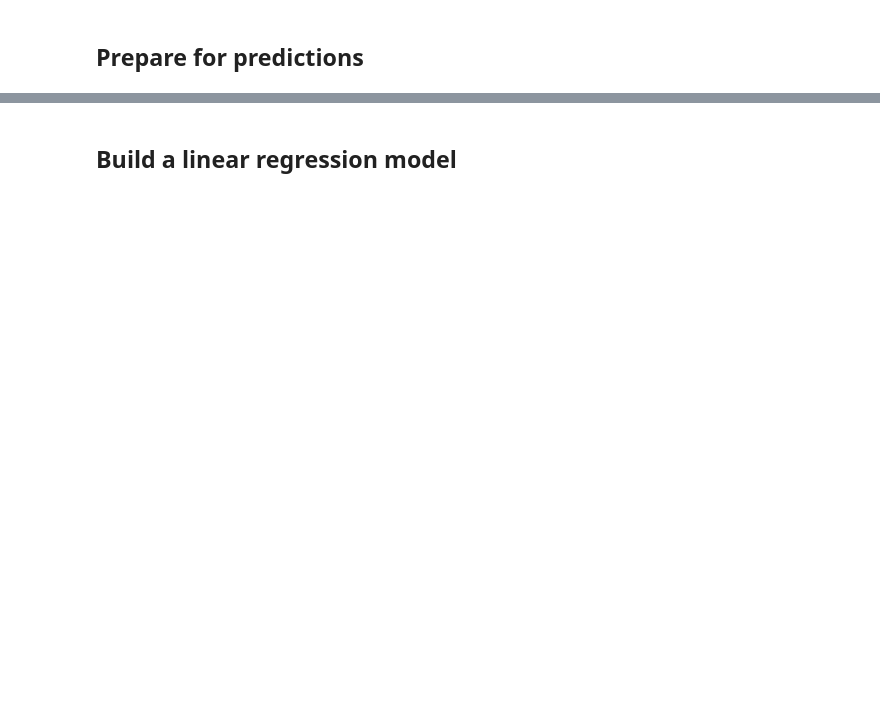
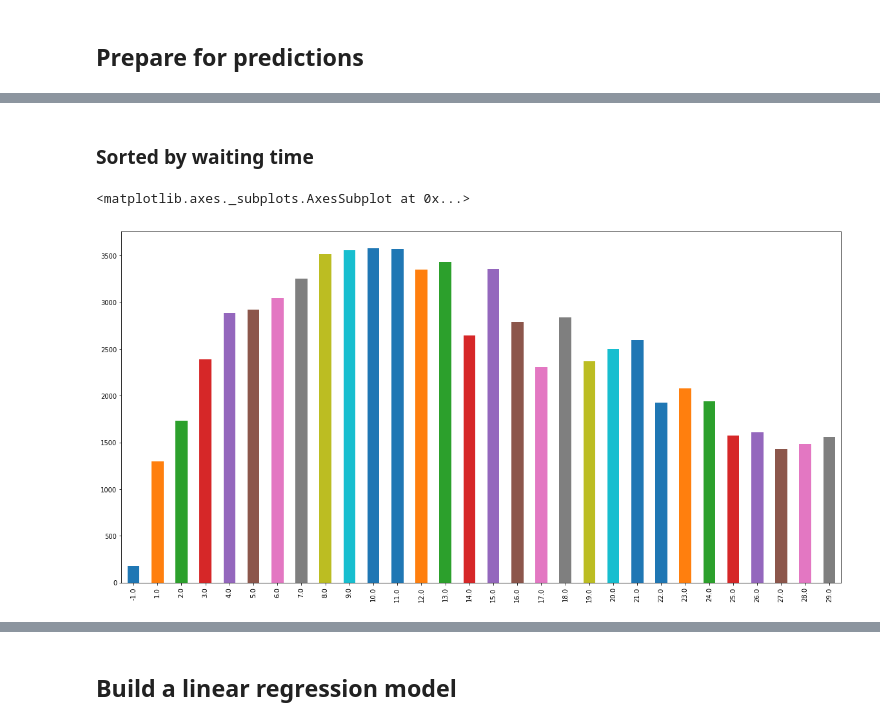
Before and after one commit to magic-city-bikes/notes, a Jupyter notebook: linear_regression.ipynb, the cells around one changed output, grey strips where cells are left out. Cells and saved outputs as stored; diff of their text form; code cells hidden in the pictures; blank space fills up the shorter version.

```diff
--- a/linear_regression.ipynb
+++ b/linear_regression.ipynb
@@ -214,0 +206,11 @@ df.head(50)
+# %% [markdown]
+### Sorted by waiting time
+# %%
+# sort by waiting time
+by_max_wait_count = df['max_wait_for_new_bike'].value_counts()
+by_max_wait_sorted = by_max_wait_count.sort_index().head(30)
+by_max_wait_normalized = by_max_wait_sorted.index
+by_max_wait_sorted.plot(kind='bar', figsize=(20, 10))
+# %% [output]
+<matplotlib.axes._subplots.AxesSubplot at 0x...>
+[figure, added]
```
Also changed, not shown: parts of 13 cells of this notebook.
